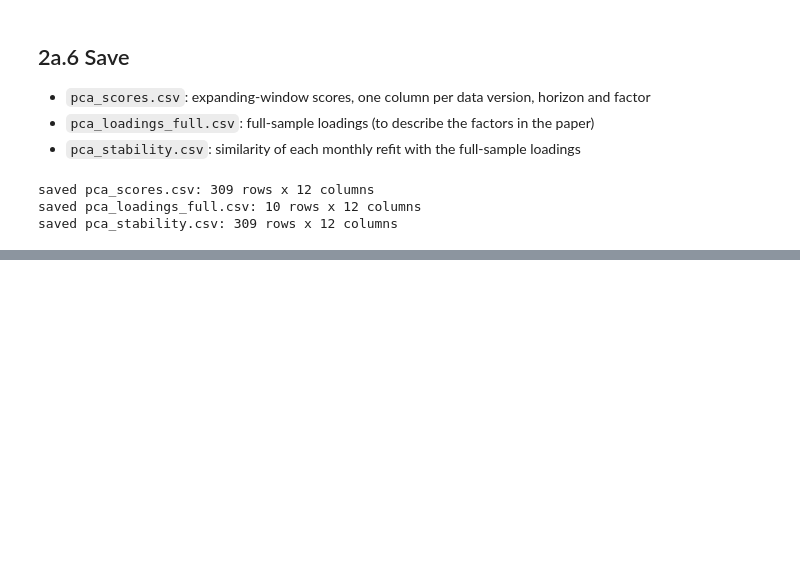
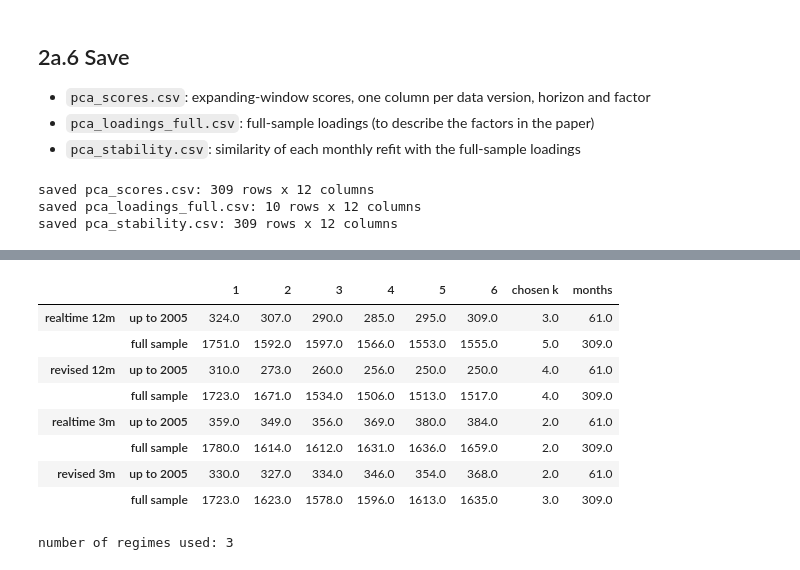
Before and after one commit to marcodamico03/Advanced_Data_Analytics, a Jupyter notebook: code/03_regimes.ipynb, the cells around one changed output, grey strips where cells are left out. Saved outputs shown, nothing was run; the diff lists cells and outputs as text; code cells hidden in the pictures; blank space fills up the shorter version.

```diff
--- a/code/03_regimes.ipynb
+++ b/code/03_regimes.ipynb
@@ -507,0 +533,15 @@ saved pca_stability.csv: 309 rows x 12 columns
+# %%
+from itertools import permutations
+
+from sklearn.cluster import KMeans
+from sklearn.mixture import GaussianMixture
+from sklearn.preprocessing import StandardScaler
+
+pca_scores = expanding   # from part 2a: {(data, horizon): (scores, loadings, explained)}
+
+
+def features(data, horizon, with_cpi=False):
+    X = pca_scores[(data, horizon)][0][["pc1", "pc2"]].copy()
+    if with_cpi:
+        X["cpi_level"] = macro[data]["cpi"].reindex(X.index)
+    return X.dropna()
@@ -507,0 +554,35 @@ saved pca_stability.csv: 309 rows x 12 columns
+# %%
+def bic_curve(X, ks=range(1, 7)):
+    Xs = StandardScaler().fit_transform(X.to_numpy())
+    return pd.Series({k: GaussianMixture(k, covariance_type="full", n_init=10,
+                                         random_state=config.RANDOM_SEED).fit(Xs).bic(Xs) for k in ks})
+
+
+def choose_k(bic, threshold=10):
+    candidates = bic[bic.index >= 2]
+    return int(candidates[candidates <= candidates.min() + threshold].index.min())
+
+
+bic_table = {}
+for data, horizon in [("realtime", "12m"), ("revised", "12m"), ("realtime", "3m"), ("revised", "3m")]:
+    X = features(data, horizon)
+    for period, Xp in [("up to 2005", X.loc[:"2005"]), ("full sample", X)]:
+        b = bic_curve(Xp)
+        bic_table[(f"{data} {horizon}", period)] = {**b.round(0).to_dict(), "chosen k": choose_k(b), "months": len(Xp)}
+bic_table = pd.DataFrame(bic_table).T
+bic_table
+# %% [output]
+|  |  | 1 | 2 | 3 | 4 | 5 | 6 | chosen k | months |
+| realtime 12m | up to 2005 | 324.0 | 307.0 | 290.0 | 285.0 | 295.0 | 309.0 | 3.0 | 61.0 |
+|  | full sample | 1751.0 | 1592.0 | 1597.0 | 1566.0 | 1553.0 | 1555.0 | 5.0 | 309.0 |
+| revised 12m | up to 2005 | 310.0 | 273.0 | 260.0 | 256.0 | 250.0 | 250.0 | 4.0 | 61.0 |
+|  | full sample | 1723.0 | 1671.0 | 1534.0 | 1506.0 | 1513.0 | 1517.0 | 4.0 | 309.0 |
+| realtime 3m | up to 2005 | 359.0 | 349.0 | 356.0 | 369.0 | 380.0 | 384.0 | 2.0 | 61.0 |
+|  | full sample | 1780.0 | 1614.0 | 1612.0 | 1631.0 | 1636.0 | 1659.0 | 2.0 | 309.0 |
+| revised 3m | up to 2005 | 330.0 | 327.0 | 334.0 | 346.0 | 354.0 | 368.0 | 2.0 | 61.0 |
+|  | full sample | 1723.0 | 1623.0 | 1578.0 | 1596.0 | 1613.0 | 1635.0 | 3.0 | 309.0 |
+# %%
+K_MAIN = int(bic_table.loc[("realtime 12m", "up to 2005"), "chosen k"])   # real-time data, known at the end of 2005
+print("number of regimes used:", K_MAIN)
+# %% [output]
+number of regimes used: 3
```
Also changed, not shown: parts of 29 cells of this notebook, 1 other file.
